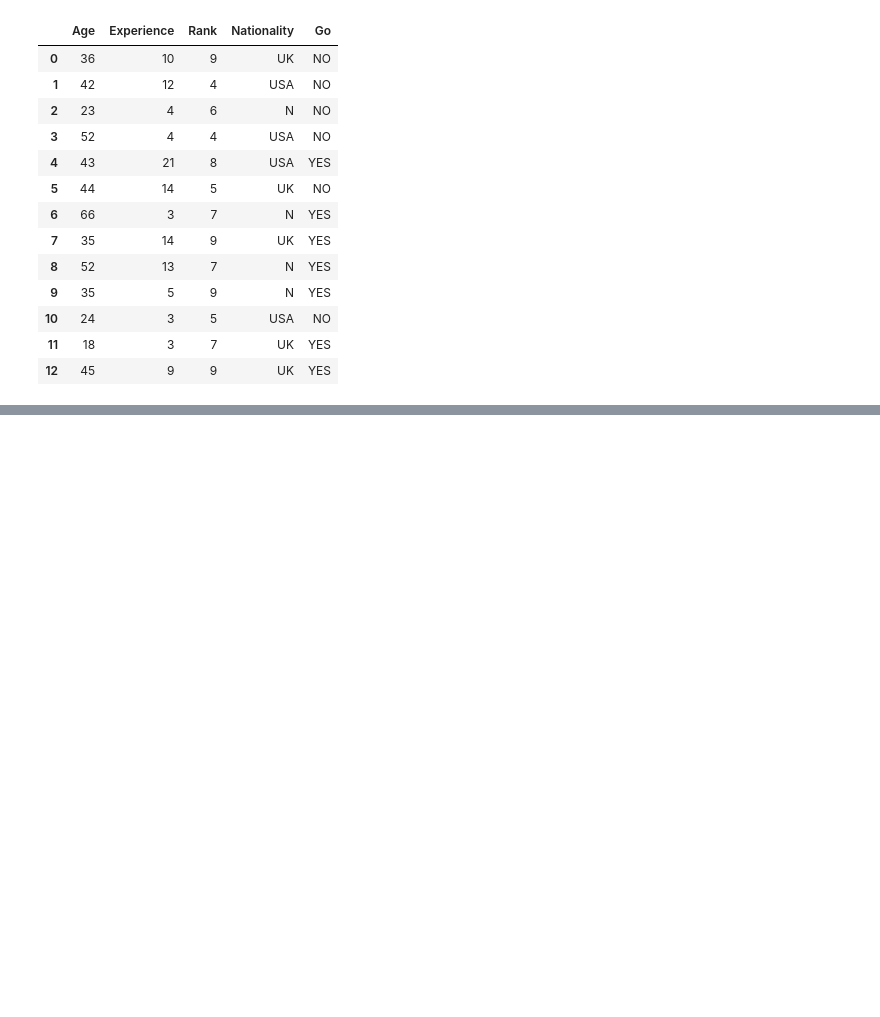
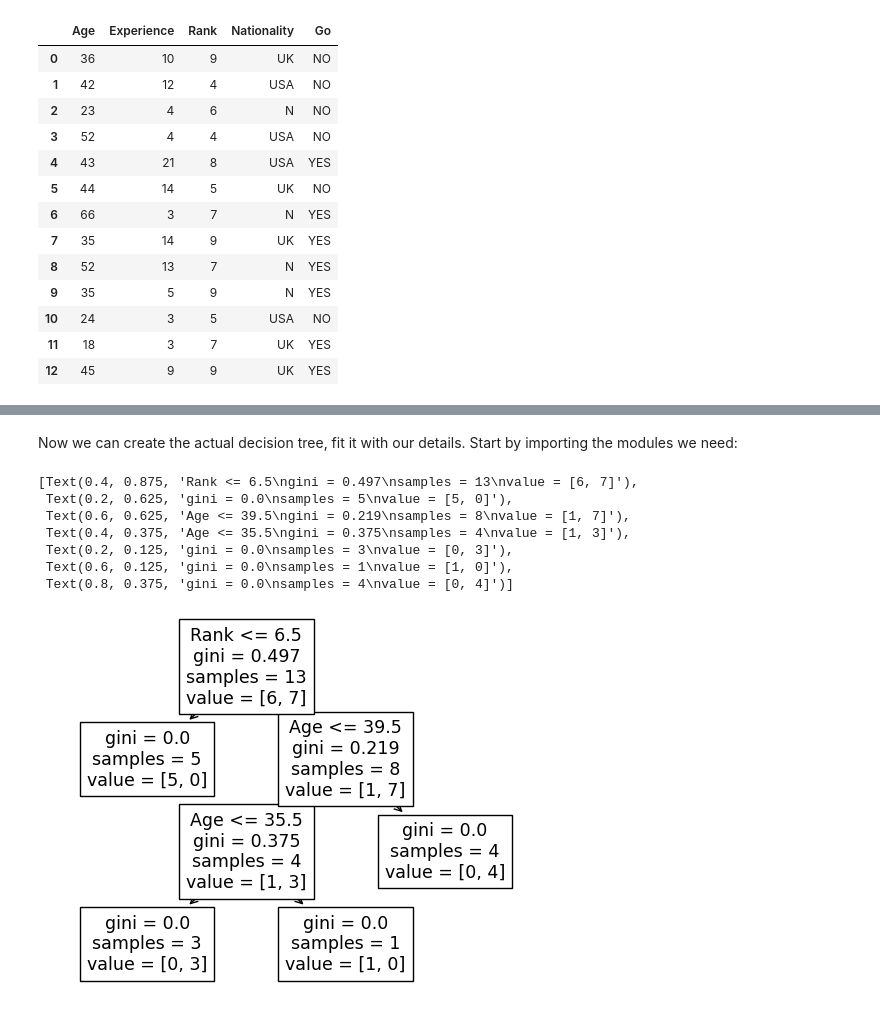
Before and after one commit to sukibayashi/pythonstudy, a Jupyter notebook: w3schools/02 Machine Learning.ipynb, the cells around one changed output, grey strips where cells are left out. Saved outputs shown, nothing was run; the diff lists cells and outputs as text; code cells hidden in the pictures; blank space fills up the shorter version.

```diff
--- a/w3schools/02 Machine Learning.ipynb
+++ b/w3schools/02 Machine Learning.ipynb
@@ -1334,0 +1399,67 @@ We have to convert the non numerical columns ‘Nationality’ and ‘Go’ into
+# %% [markdown]
+Now we can create the actual decision tree, fit it with our details. Start by importing the modules we need:
+# %%
+# https://leemeng.tw/beautifulsoup-cheat-sheet.html
+import requests
+from bs4 import BeautifulSoup
+import pandas as pd
+from sklearn import tree
+from sklearn.tree import DecisionTreeClassifier
+import matplotlib.pyplot as plt
+import sys
+
+# 爬虫
+url = "https://www.w3schools.com/python/python_ml_decision_tree.asp"
+web = requests.get(url)
+
+soup = BeautifulSoup(web.text, "lxml")
+table = soup.find('table',{'class':'ws-table-all'})
+
+# 整理出標題
+# 找出table中所有的td
+columns = [td.text.replace(',','') for td in table.find_all('td')]
+column = columns[:5]
+trs = table.find_all('tr')[1:]
+
+# 整理出內容
+rows = list()
+for tr in trs:
+    rows.append([td.text.replace('\n', '').replace('\xa0', '') for td in tr.find_all('td')])
+
+# 制作DataFrame
+df = pd.DataFrame(data=rows, columns=column)
+
+# 【將表格全部轉換成數字】
+# ==========================================================================================
+d = {'UK': 0, 'USA': 1, 'N':2}
+df['Nationality'] = df['Nationality'].map(d)
+d = {'YES': 1, 'NO': 0}
+df['Go'] = df['Go'].map(d)
+# ==========================================================================================
+
+# 【設定功能列以及目標列】
+# ==========================================================================================
+features = ['Age', 'Experience', 'Rank', 'Nationality']
+
+X = df[features]
+y = df['Go']
+# ==========================================================================================
+
+dtree = DecisionTreeClassifier()
+dtree = dtree.fit(X,y)
+
+tree.plot_tree(dtree, feature_names=features)
+
+# NOTE:
+#You will see that the Decision Tree gives you different results if you run it enough times, even if you feed it with the same data.
+
+#That is because the Decision Tree does not give us a 100% certain answer. It is based on the probability of an outcome, and the answer will vary.
+# %% [output]
+[Text(0.4, 0.875, 'Rank <= 6.5\ngini = 0.497\nsamples = 13\nvalue = [6, 7]'),
+ Text(0.2, 0.625, 'gini = 0.0\nsamples = 5\nvalue = [5, 0]'),
+ Text(0.6, 0.625, 'Age <= 39.5\ngini = 0.219\nsamples = 8\nvalue = [1, 7]'),
+ Text(0.4, 0.375, 'Age <= 35.5\ngini = 0.375\nsamples = 4\nvalue = [1, 3]'),
+ Text(0.2, 0.125, 'gini = 0.0\nsamples = 3\nvalue = [0, 3]'),
+ Text(0.6, 0.125, 'gini = 0.0\nsamples = 1\nvalue = [1, 0]'),
+ Text(0.8, 0.375, 'gini = 0.0\nsamples = 4\nvalue = [0, 4]')]
+[figure, added]
```
Also changed, not shown: parts of 44 cells of this notebook, 6 other files.
